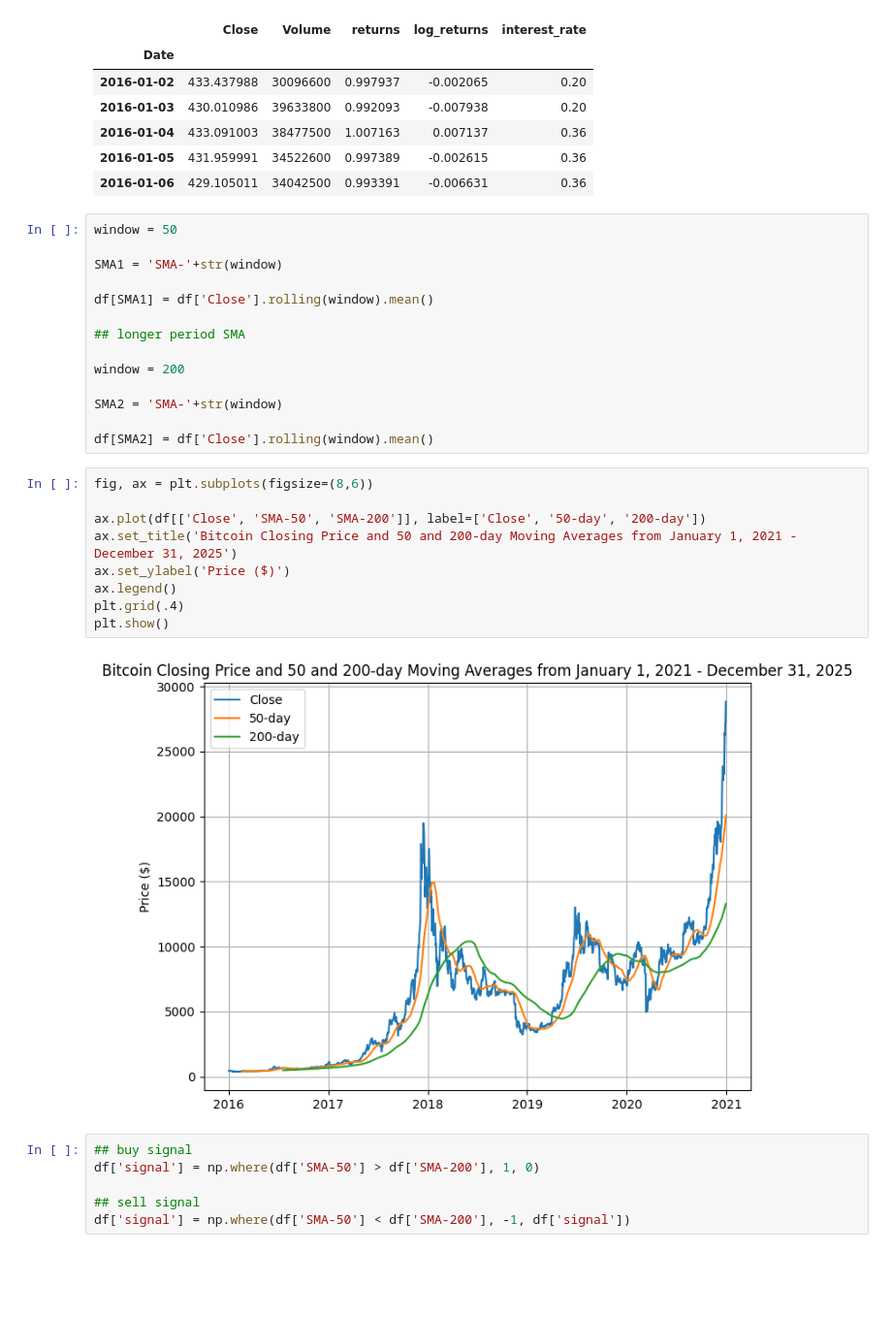
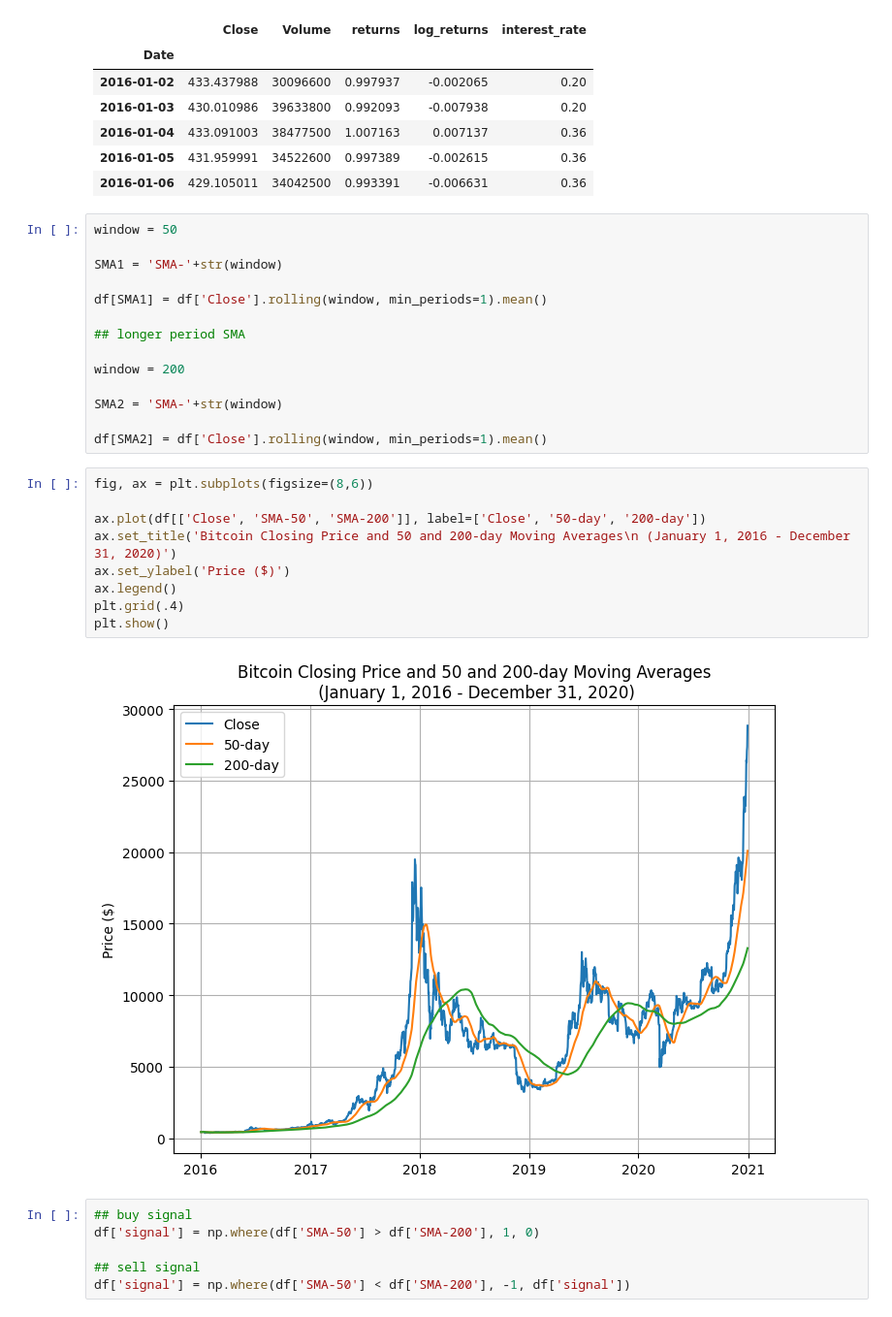
Before and after one commit to SmittyB00p/BTC-Price-Exploration, a Jupyter notebook: notebooks/moving_averages.ipynb, the cells around one changed output. Shown at 97% size. Saved outputs shown, nothing was run; the diff lists cells and outputs as text; blank space fills up the shorter version.

Commit message:
moving averages commit

```diff
--- a/notebooks/moving_averages.ipynb
+++ b/notebooks/moving_averages.ipynb
@@ -218,7 +242,7 @@ window = 50
 
 SMA1 = 'SMA-'+str(window)
 
-df[SMA1] = df['Close'].rolling(window).mean()
+df[SMA1] = df['Close'].rolling(window, min_periods=1).mean()
 
 ## longer period SMA
 
@@ -226,18 +250,18 @@ window = 200
 
 SMA2 = 'SMA-'+str(window)
 
-df[SMA2] = df['Close'].rolling(window).mean()
+df[SMA2] = df['Close'].rolling(window, min_periods=1).mean()
 # %%
 fig, ax = plt.subplots(figsize=(8,6))
 
 ax.plot(df[['Close', 'SMA-50', 'SMA-200']], label=['Close', '50-day', '200-day'])
-ax.set_title('Bitcoin Closing Price and 50 and 200-day Moving Averages from January 1, 2021 - December 31, 2025')
+ax.set_title('Bitcoin Closing Price and 50 and 200-day Moving Averages\n (January 1, 2016 - December 31, 2020)')
 ax.set_ylabel('Price ($)')
 ax.legend()
 plt.grid(.4)
 plt.show()
 # %% [output]
-[figure, old version]
+[figure, new version]
 # %%
 ## buy signal
 df['signal'] = np.where(df['SMA-50'] > df['SMA-200'], 1, 0)
```
Also changed, not shown: parts of 47 cells of this notebook.
